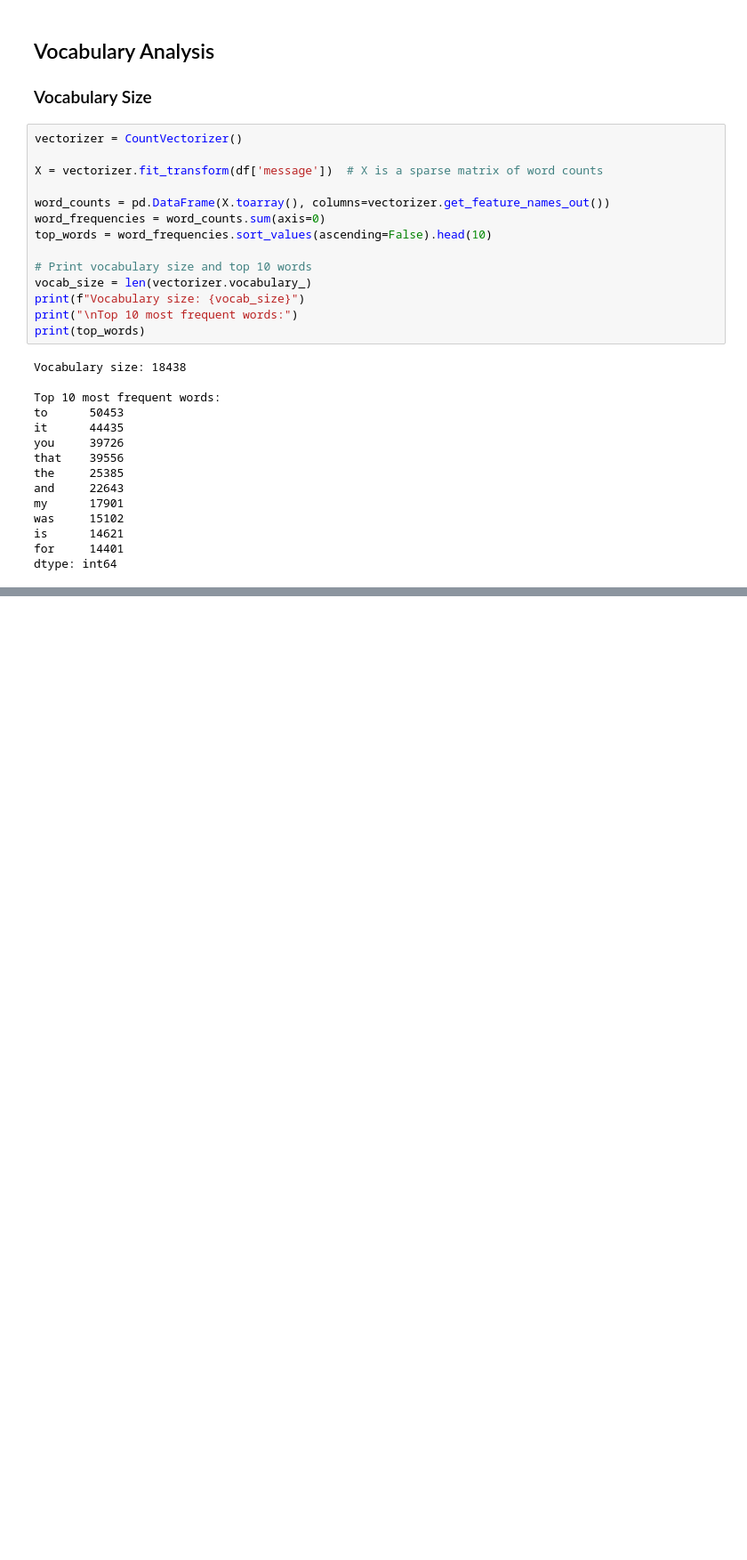
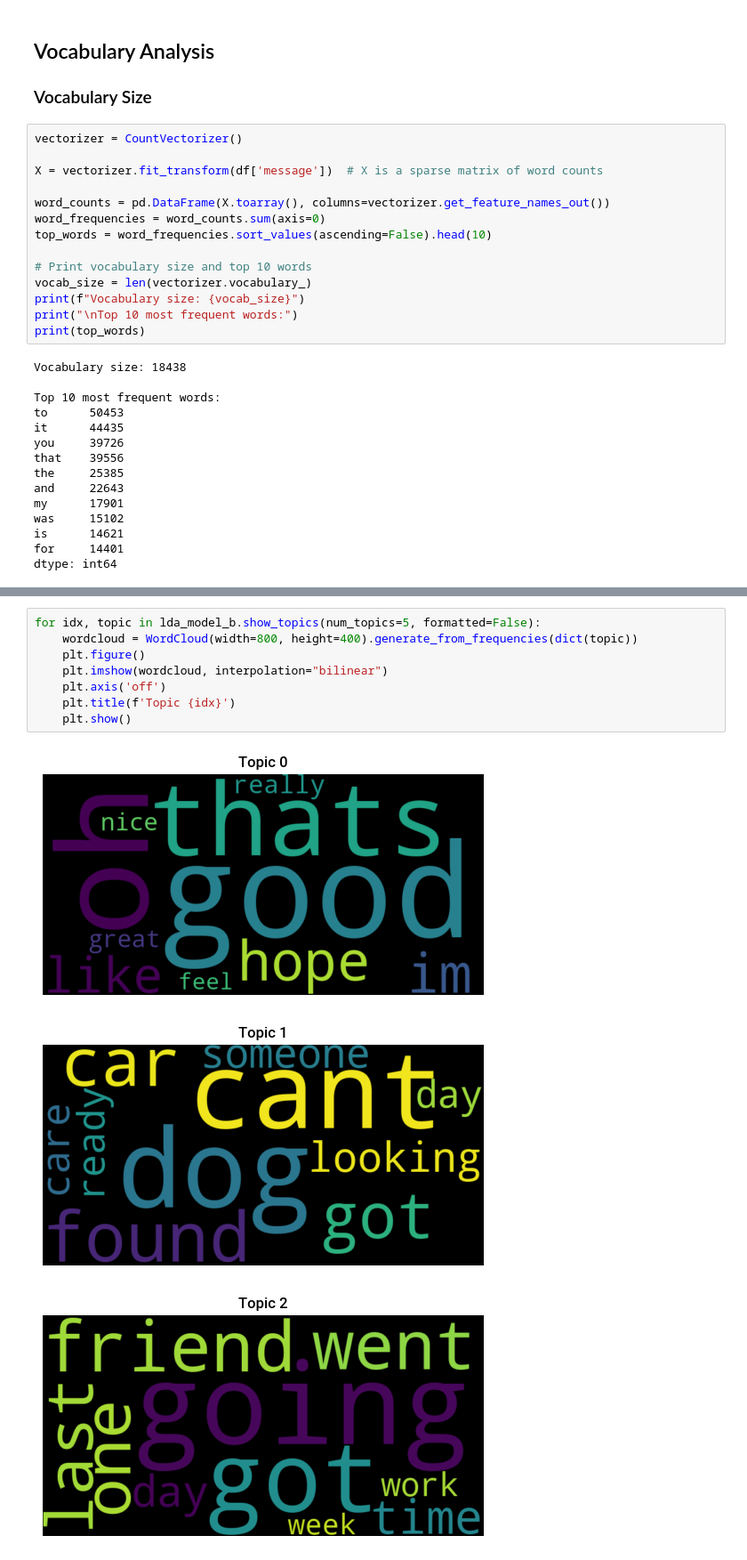
Before and after one commit to CallMeL/Empathetic-Dialogue-System, a Jupyter notebook: src/EDA/eda-gptdata.ipynb, the cells around one changed output, grey strips where cells are left out. Shown at 89% size. Drawn from its saved outputs; the diff is of its cells as text; blank space fills up the shorter version.

```diff
--- a/src/EDA/eda-gptdata.ipynb
+++ b/src/EDA/eda-gptdata.ipynb
@@ -163,0 +440,12 @@ dtype: int64
+# %%
+for idx, topic in lda_model_b.show_topics(num_topics=5, formatted=False):
+    wordcloud = WordCloud(width=800, height=400).generate_from_frequencies(dict(topic))
+    plt.figure()
+    plt.imshow(wordcloud, interpolation="bilinear")
+    plt.axis('off')
+    plt.title(f'Topic {idx}')
+    plt.show()
+# %% [output]
+[figure, added]
+[figure, added]
+[figure, added]
```
Also changed, not shown: parts of 27 cells of this notebook.
